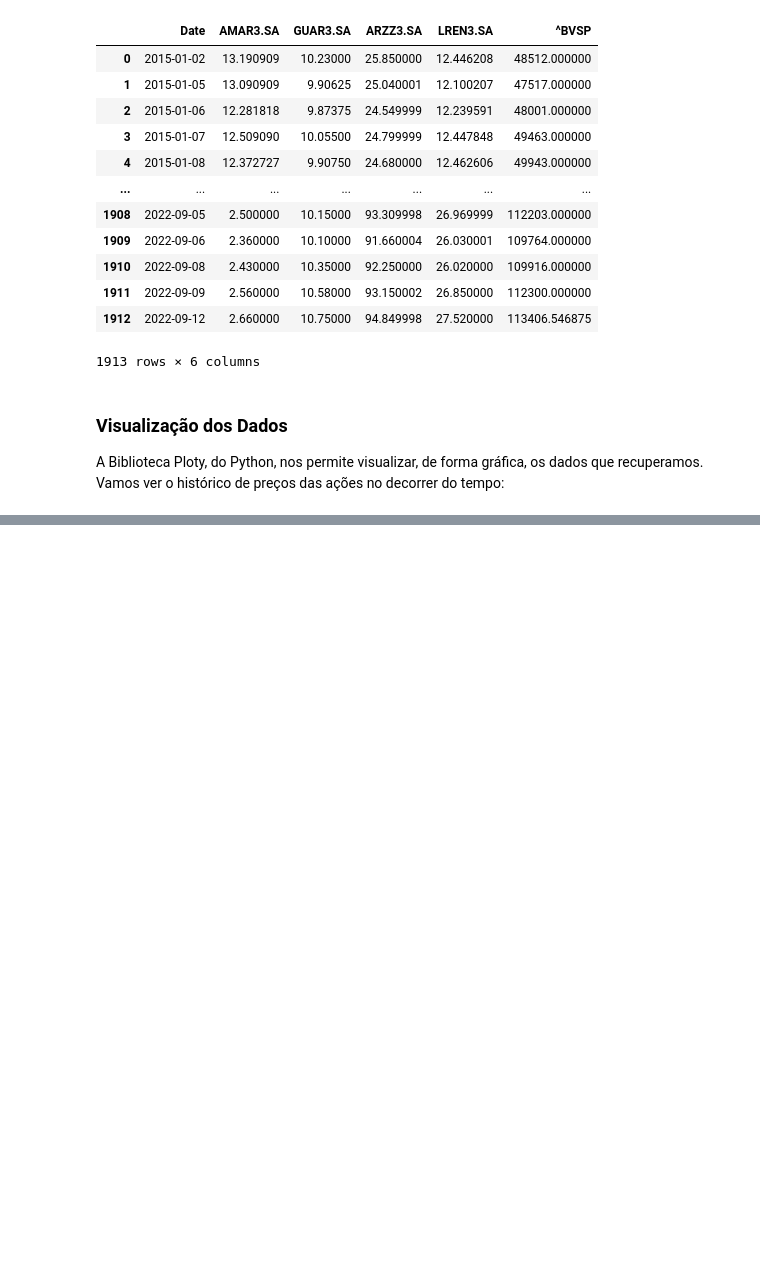
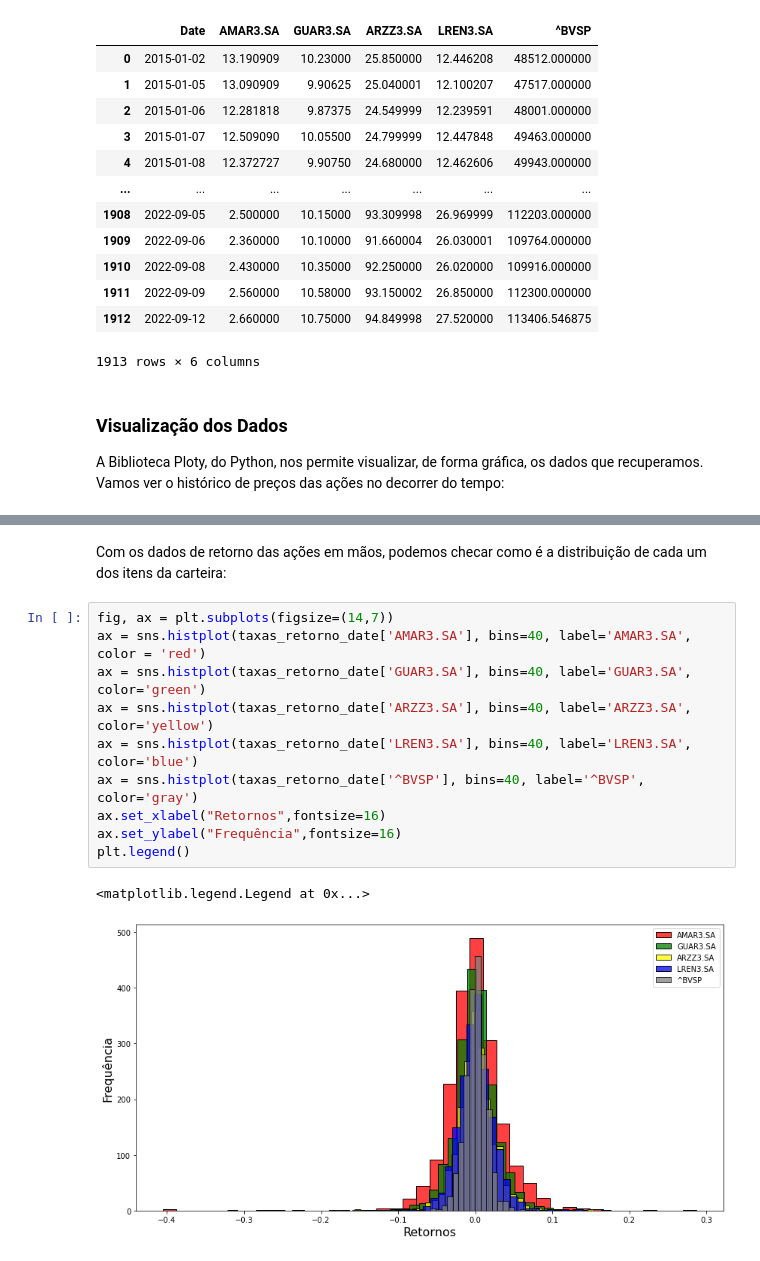
Before and after one commit to demetriusjube/ppca-aedi, a Jupyter notebook: trabalho-final/trabalho-final.ipynb, the cells around one changed output, grey strips where cells are left out. Saved outputs shown, nothing was run; the diff lists cells and outputs as text; blank space fills up the shorter version.

```diff
--- a/trabalho-final/trabalho-final.ipynb
+++ b/trabalho-final/trabalho-final.ipynb
@@ -116,0 +386,15 @@ figuraHistorico.show()
+# %% [markdown]
+Com os dados de retorno das ações em mãos, podemos checar como é a distribuição de cada um dos itens da carteira:
+# %%
+fig, ax = plt.subplots(figsize=(14,7))
+ax = sns.histplot(taxas_retorno_date['AMAR3.SA'], bins=40, label='AMAR3.SA', color = 'red')
+ax = sns.histplot(taxas_retorno_date['GUAR3.SA'], bins=40, label='GUAR3.SA', color='green')
+ax = sns.histplot(taxas_retorno_date['ARZZ3.SA'], bins=40, label='ARZZ3.SA', color='yellow')
+ax = sns.histplot(taxas_retorno_date['LREN3.SA'], bins=40, label='LREN3.SA', color='blue')
+ax = sns.histplot(taxas_retorno_date['^BVSP'], bins=40, label='^BVSP', color='gray')
+ax.set_xlabel("Retornos",fontsize=16)
+ax.set_ylabel("Frequência",fontsize=16)
+plt.legend()
+# %% [output]
+<matplotlib.legend.Legend at 0x...>
+[figure, added]
```
Also changed, not shown: parts of 36 cells of this notebook.
